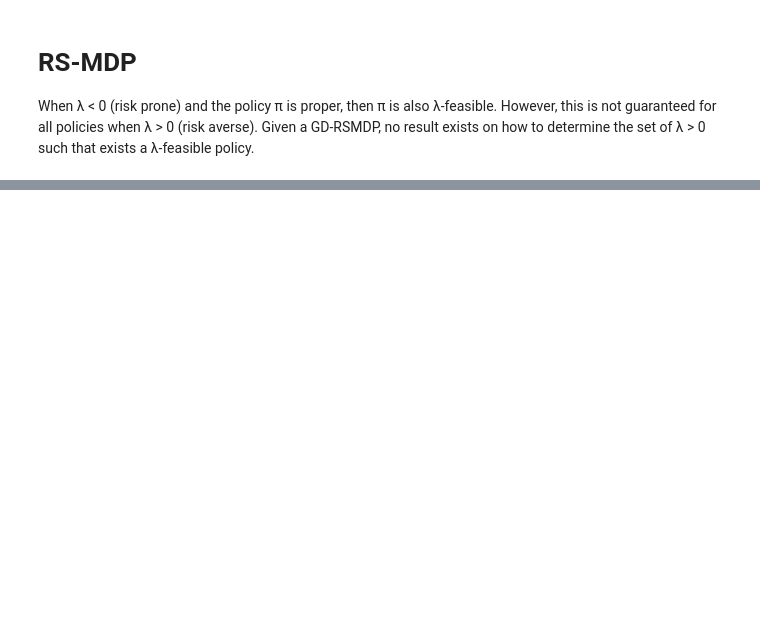
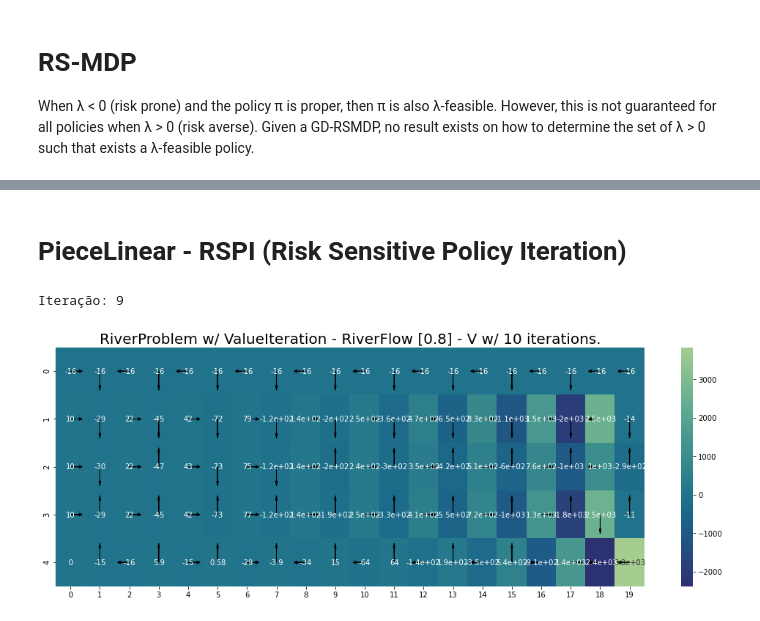
Before and after one commit to igormiyamura/ppgsi_riskaverse_rl, a Jupyter notebook: notebooks/1_Experimentos.ipynb, the cells around one changed output, grey strips where cells are left out. Saved outputs shown, nothing was run; the diff lists cells and outputs as text; code cells hidden in the pictures; blank space fills up the shorter version.

Commit message:
Adicionando Piecewise Linear RSPI

```diff
--- a/notebooks/1_Experimentos.ipynb
+++ b/notebooks/1_Experimentos.ipynb
@@ -168,0 +157,21 @@ Iteração: 20
+# %% [markdown]
+# PieceLinear - RSPI (Risk Sensitive Policy Iteration)
+# %%
+viz_tools = VizTools()
+
+grid_size = (5, 20)
+goal_state = (4, 0)
+rp = RiverProblem(grid_size, goal_state, dead_end=False)
+
+gamma = 1
+k = -0.9
+alpha = 0.95
+
+costs = {0: 1, 1: 1, 2: 1, 3: 1}
+block_type = rp.build_block_type()
+# %%
+rs_pi = run_risk_sensitive_river_problem(river_flow=0.8, model_obj=PieceLinear_RSPI,
+                                        gamma=gamma, k=k, alpha=alpha)
+# %% [output]
+Iteração: 9
+[figure, added]
```
Also changed, not shown: parts of 16 cells of this notebook, 3 other files.
